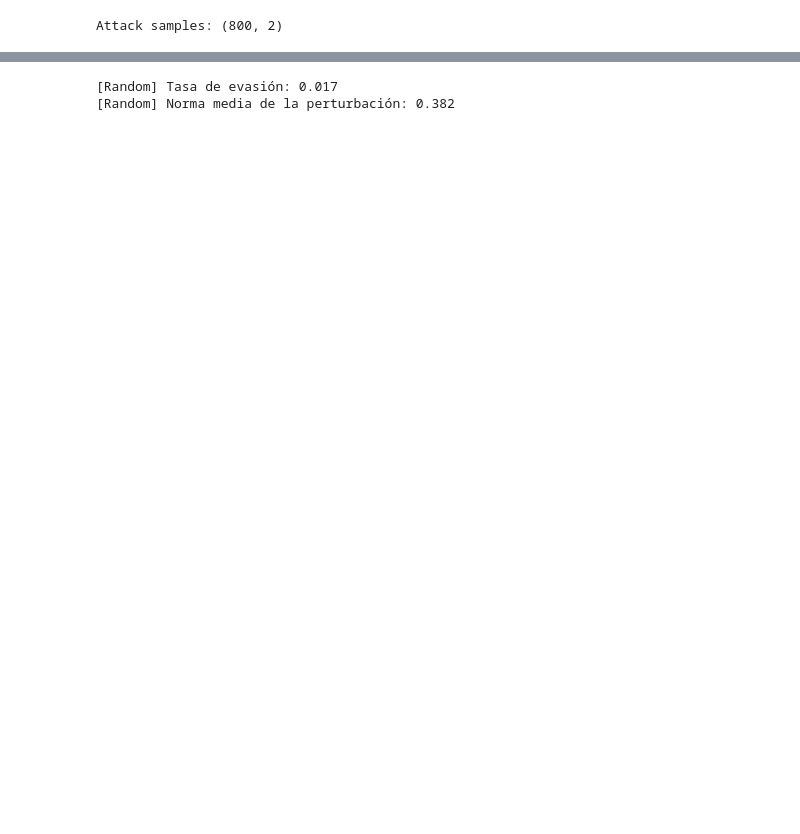
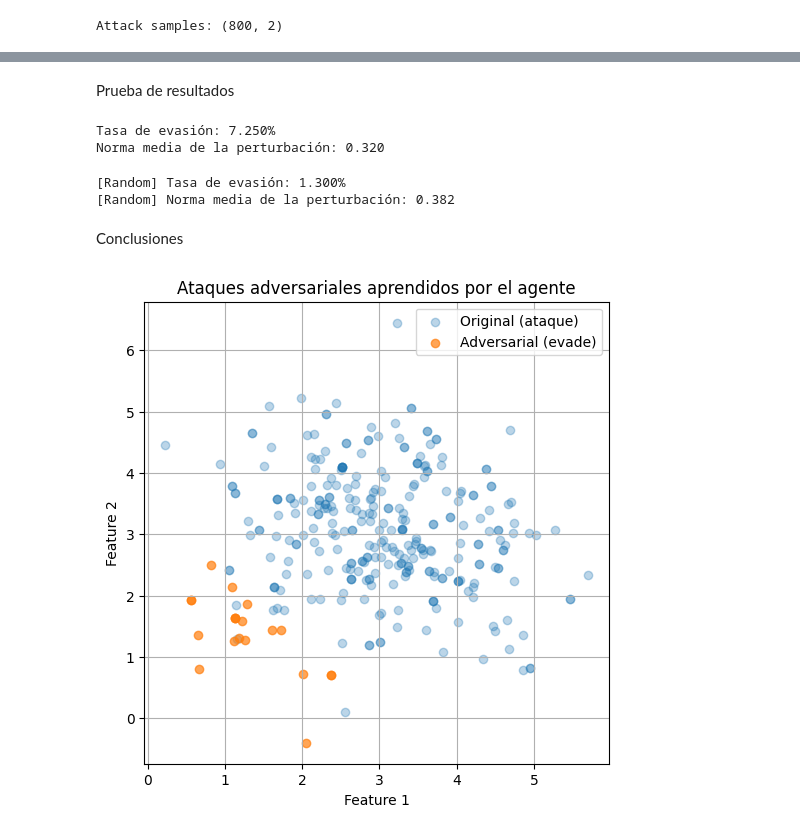
Before and after one commit to robertofdzb10/Tesis, a Jupyter notebook: notebooks/03_train_attacker.ipynb, the cells around one changed output, grey strips where cells are left out. Saved outputs shown, nothing was run; the diff lists cells and outputs as text; code cells hidden in the pictures; blank space fills up the shorter version.

Commit message:
First implementation of the attacker using RL

```diff
--- a/notebooks/03_train_attacker.ipynb
+++ b/notebooks/03_train_attacker.ipynb
@@ -253,32 +339,48 @@ Norma media de la perturbación: 0.231
-# %%
-# Comparar con un atacante random
-def evaluate_random_attacker(env, n_episodes=1000):
-    successes = 0
-    deltas_norm = []
-
-    obs, info = env.reset()
-    for _ in range(n_episodes):
-        action = env.action_space.sample()
-        next_obs, reward, terminated, truncated, info = env.step(action)
-
-        if info["success"] == 1:
-            successes += 1
-
-        delta = info["x_adv"] - info["x_orig"]
-        deltas_norm.append(np.linalg.norm(delta))
-
-        if terminated or truncated:
-            obs, info = env.reset()
-        else:
-            obs = next_obs
-
-    success_rate = successes / n_episodes
-    mean_delta = float(np.mean(deltas_norm))
-    return success_rate, mean_delta
-
-rand_success, rand_delta = evaluate_random_attacker(env, n_episodes=2000)
-print(f"[Random] Tasa de evasión: {rand_success:.3f}")
-print(f"[Random] Norma media de la perturbación: {rand_delta:.3f}")
-# %% [output]
-[Random] Tasa de evasión: 0.017
-[Random] Norma media de la perturbación: 0.382
+# %% [markdown]
+Prueba de resultados
+# %%
+# Cargamos el modelo entrenado
+model = PPO.load("../agents/ppo_attacker_synthetic_2d")
+
+# Evaluamos el atacante entrenado con 2000 episodios y el modelo entrenado
+success_rate, mean_delta = evaluate_attacker(model, env, n_episodes=2000)
+
+# Mostramos los resultados de la evaluación final
+print(f"Tasa de evasión: {success_rate*100:.3f}%")
+print(f"Norma media de la perturbación: {mean_delta:.3f}")
+# %% [output]
+Tasa de evasión: 7.250%
+Norma media de la perturbación: 0.320
+# %%
+# Evaluamos un atacante aleatorio con 2000 episodios
+rand_success, rand_delta = evaluate_random_attacker(env, n_episodes=2000)
+
+# Mostramos los resultados de la evaluación final
+print(f"[Random] Tasa de evasión: {rand_success*100:.3f}%")
+print(f"[Random] Norma media de la perturbación: {rand_delta:.3f}")
+# %% [output]
+[Random] Tasa de evasión: 1.300%
+[Random] Norma media de la perturbación: 0.382
+# %% [markdown]
+Conclusiones
+# %%
+# Muestreamos 300 ataques adversariales generados por el agente entrenado
+xs_orig, xs_adv, successes = sample_adversarials(model, env, n_samples=300)
+
+# Configuración de la gráfica
+plt.figure(figsize=(6, 6))
+
+# Pintamos los ataques originales de color azul claro
+plt.scatter(xs_orig[:, 0], xs_orig[:, 1], alpha=0.3, label="Original (ataque)")
+
+# Pintamos los ataques adversariales que lograron evadir el detector de color naranja
+mask_ok = successes == 1
+plt.scatter(xs_adv[mask_ok, 0], xs_adv[mask_ok, 1], alpha=0.7, label="Adversarial (evade)")
+plt.legend()
+plt.grid(True)
+plt.xlabel("Feature 1")
+plt.ylabel("Feature 2")
+plt.title("Ataques adversariales aprendidos por el agente")
+plt.show()
+# %% [output]
+[figure, added]
```
Also changed, not shown: parts of 13 cells of this notebook, 1 other file.
